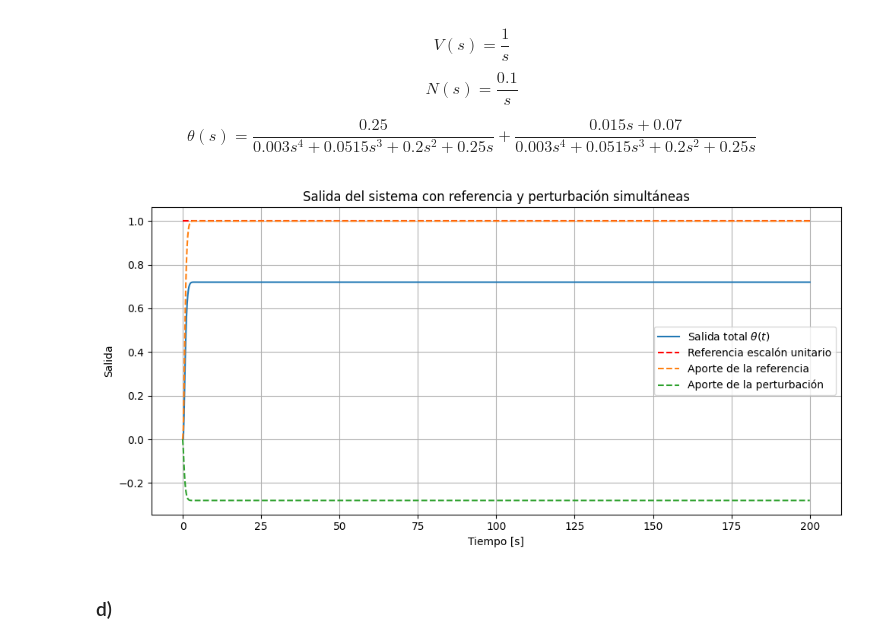
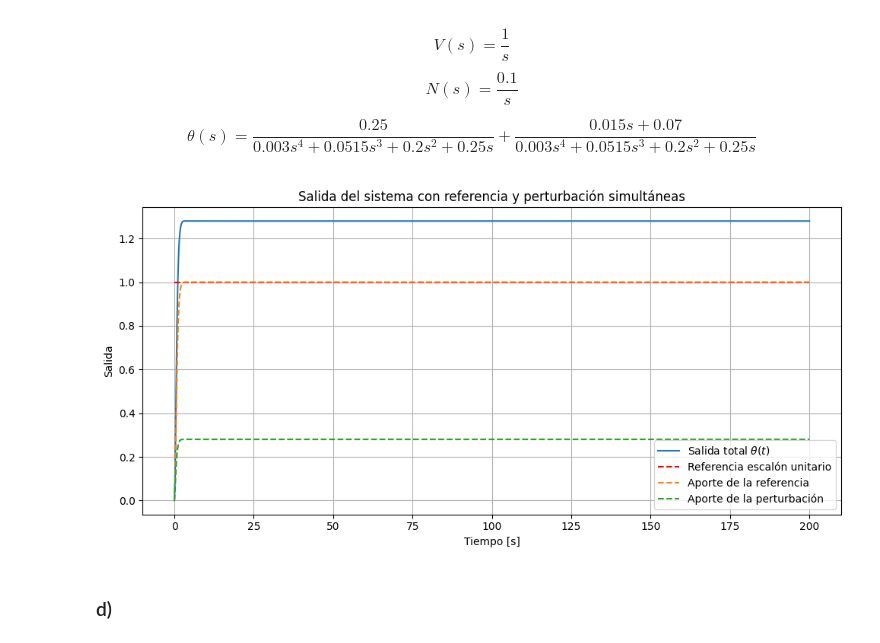
Before and after one commit to LucioLuque/Control-TP1, a Jupyter notebook: Untitled-1.ipynb, the cells around one changed output. Saved outputs shown, nothing was run; the diff lists cells and outputs as text; code cells hidden in the pictures.

```diff
--- a/Untitled-1.ipynb
+++ b/Untitled-1.ipynb
@@ -205,35 +205,35 @@ import control as ctrl
 
 den = [0.003, 0.0515, 0.2, 0.25]
 
 Tv = ctrl.TransferFunction([0.25], den)
-Tn = ctrl.TransferFunction([-0.15, -0.7], den) # es menos??
+Tn = ctrl.TransferFunction([0.15, 0.7], den) # es menos??
 
 t = np.linspace(0, 200, 1000)
 
 t1, y_ref = ctrl.step_response(Tv, T=t)
 
 t2, y_pert = ctrl.step_response(0.1 * Tn, T=t)
 
 y_total = y_ref + y_pert
 
 r = np.ones_like(t)
 
 plt.figure(figsize=(10, 5))
 plt.plot(t, y_total, label="Salida total $\\theta(t)$")
 plt.plot(t, r, "r--", label="Referencia escalón unitario")
 
 plt.plot(t, y_ref, "--", label="Aporte de la referencia")
 plt.plot(t, y_pert, "--", label="Aporte de la perturbación")
 
 plt.title("Salida del sistema con referencia y perturbación simultáneas")
 plt.xlabel("Tiempo [s]")
 plt.ylabel("Salida")
 plt.grid(True)
 plt.legend()
 plt.tight_layout()
 plt.show()
 # %% [output]
-[figure, old version]
+[figure, new version]
 # %% [markdown]
 ### d)
 # %% [markdown]
```
Also changed, not shown: parts of 1 cell of this notebook.
